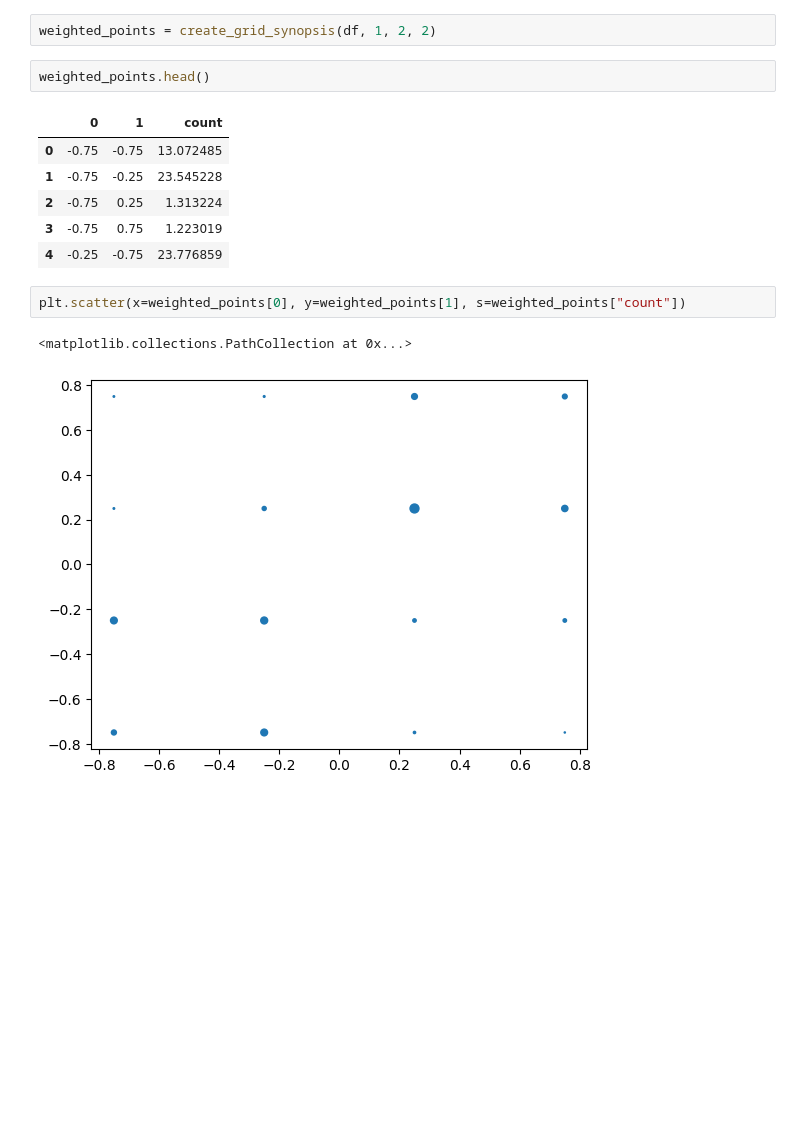
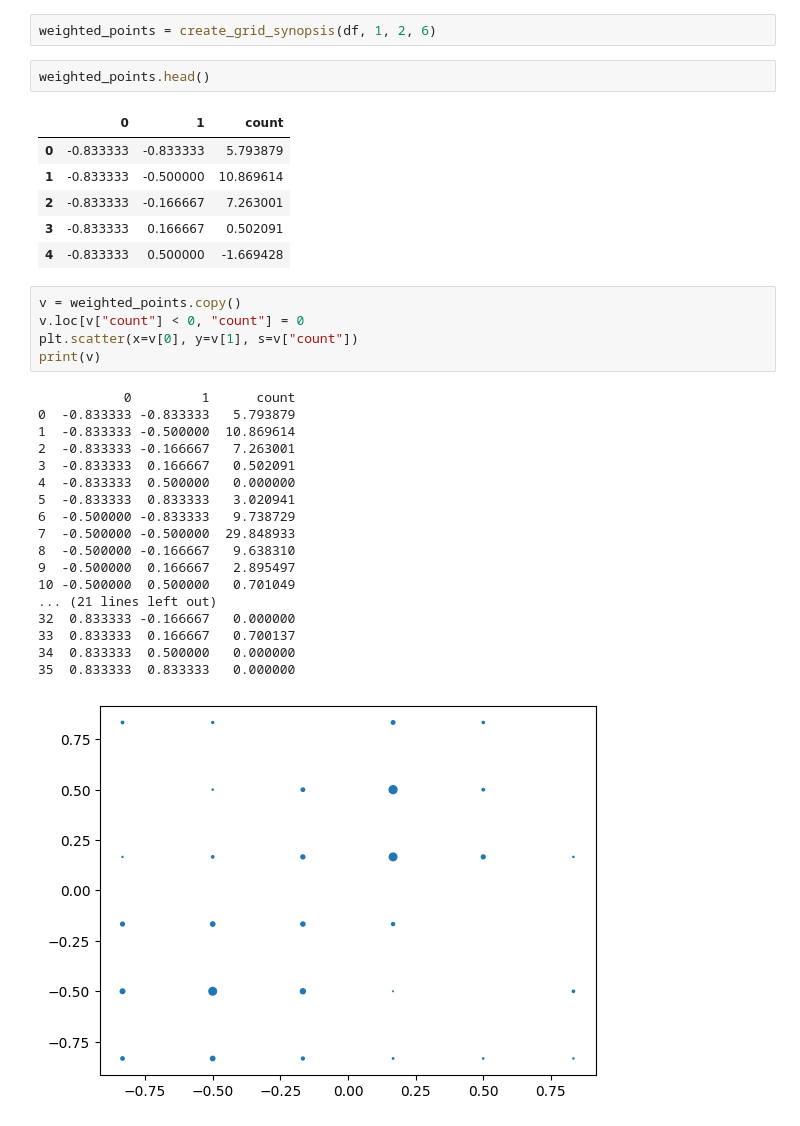
Before and after one commit to amy-ln/dpclustering, a Jupyter notebook: notebook_grid.ipynb, the cells around one changed output. Drawn from its saved outputs; the diff is of its cells as text; blank space fills up the shorter version.

```diff
--- a/notebook_grid.ipynb
+++ b/notebook_grid.ipynb
@@ -38,19 +23,38 @@ plt.scatter(x=df[0], y=df[1])
 # %%
-weighted_points = create_grid_synopsis(df, 1, 2, 2)
+weighted_points = create_grid_synopsis(df, 1, 2, 6)
 # %%
 weighted_points.head()
 # %% [output]
 |  | 0 | 1 | count |
-| 0 | -0.75 | -0.75 | 13.072485 |
-| 1 | -0.75 | -0.25 | 23.545228 |
-| 2 | -0.75 | 0.25 | 1.313224 |
-| 3 | -0.75 | 0.75 | 1.223019 |
-| 4 | -0.25 | -0.75 | 23.776859 |
+| 0 | -0.833333 | -0.833333 | 5.793879 |
+| 1 | -0.833333 | -0.500000 | 10.869614 |
+| 2 | -0.833333 | -0.166667 | 7.263001 |
+| 3 | -0.833333 | 0.166667 | 0.502091 |
+| 4 | -0.833333 | 0.500000 | -1.669428 |
 # %%
-plt.scatter(x=weighted_points[0], y=weighted_points[1], s=weighted_points["count"])
+v = weighted_points.copy()
+v.loc[v["count"] < 0, "count"] = 0
+plt.scatter(x=v[0], y=v[1], s=v["count"])
+print(v)
 # %% [output]
-<matplotlib.collections.PathCollection at 0x...>
+           0         1      count
+0  -0.833333 -0.833333   5.793879
+1  -0.833333 -0.500000  10.869614
+2  -0.833333 -0.166667   7.263001
+3  -0.833333  0.166667   0.502091
+4  -0.833333  0.500000   0.000000
+5  -0.833333  0.833333   3.020941
+6  -0.500000 -0.833333   9.738729
+7  -0.500000 -0.500000  29.848933
+8  -0.500000 -0.166667   9.638310
+9  -0.500000  0.166667   2.895497
+10 -0.500000  0.500000   0.701049
+... (21 lines left out)
+32  0.833333 -0.166667   0.000000
+33  0.833333  0.166667   0.700137
+34  0.833333  0.500000   0.000000
+35  0.833333  0.833333   0.000000
-[figure, old version]
+[figure, new version]
 # %%
 centers = pd.DataFrame(lloyd_with_weights(2, weighted_points.iloc[:, :-1], weighted_points.iloc[:, -1], n_iter=10))
 print(centers)
```
Also changed, not shown: parts of 4 cells of this notebook, 6 other files.
